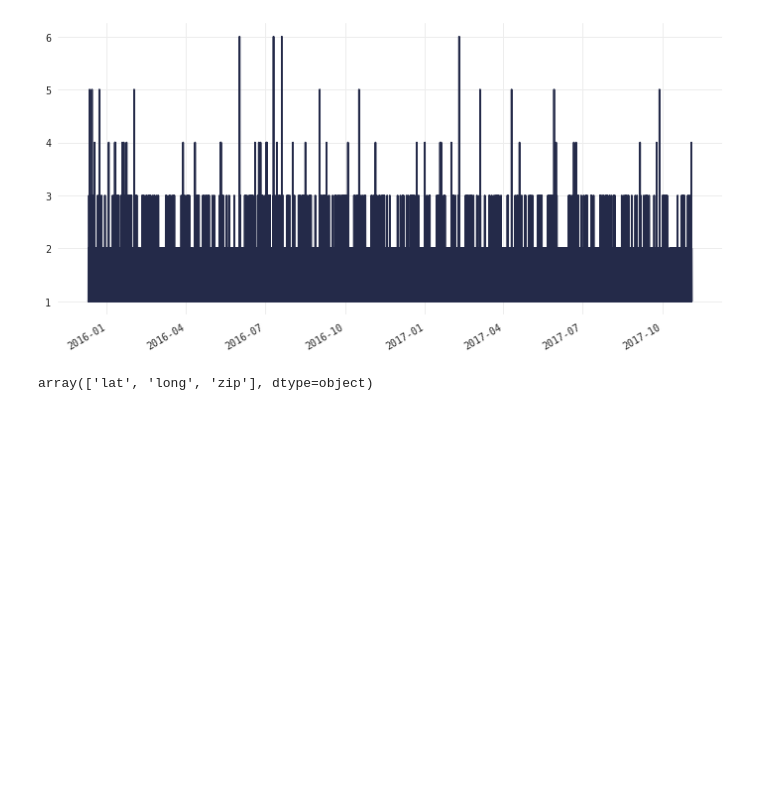
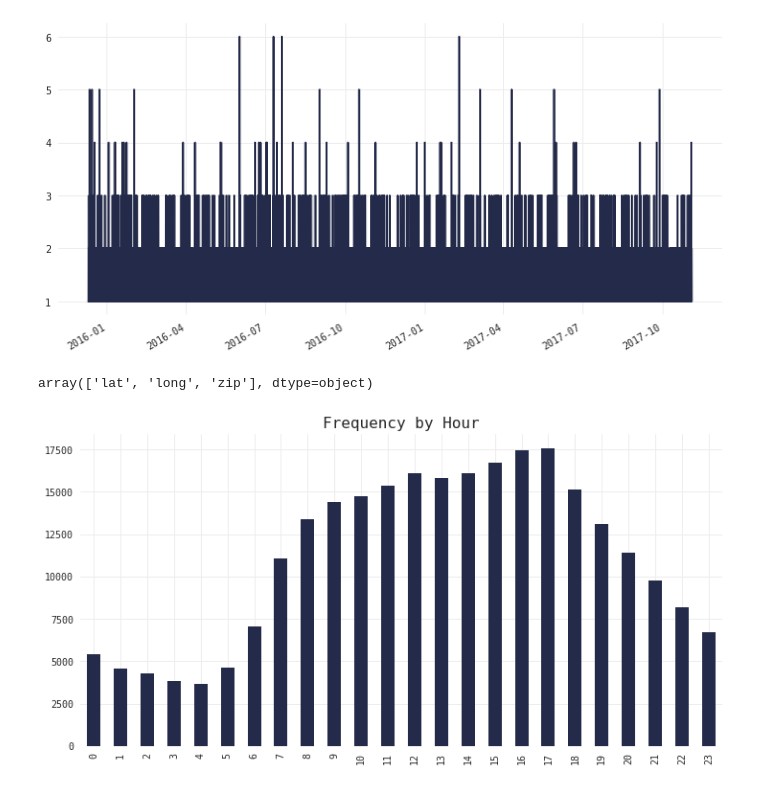
Before and after one commit to qu4ku/datasets-analysis, a Jupyter notebook: 006-emergency-911-calls.ipynb, the cells around one changed output. Cells and saved outputs as stored; diff of their text form; code cells hidden in the pictures; blank space fills up the shorter version.

```diff
--- a/006-emergency-911-calls.ipynb
+++ b/006-emergency-911-calls.ipynb
@@ -166,3 +171,11 @@ df[df.isnull().T.any().T][:10]
+# %%
+df['year'] = df.timeStamp.dt.year
+df['month'] = df.timeStamp.dt.month
+df['dow'] = df.timeStamp.dt.dayofweek
+df['hour'] = df.timeStamp.dt.hour
+# %%
+df['type'] = df.title.apply(lambda x: x.split(':')[0])
+df['accident'] = df.title.apply(lambda x: x.split(':')[1].strip(' -'))
 # %%
 df.columns
 # %% [output]
@@ -178,3 +211,8 @@ df.timeStamp.value_counts().sort_index().plot(kind='line', color=MC)
 df._get_numeric_data().columns.values
 # %% [output]
 array(['lat', 'long', 'zip'], dtype=object)
+# %%
+df.hour.value_counts().sort_index().plot(kind='bar', color=MC);
+plt.title('Frequency by Hour');
+# %% [output]
+[figure, added]
```
Also changed, not shown: parts of 16 cells of this notebook.
